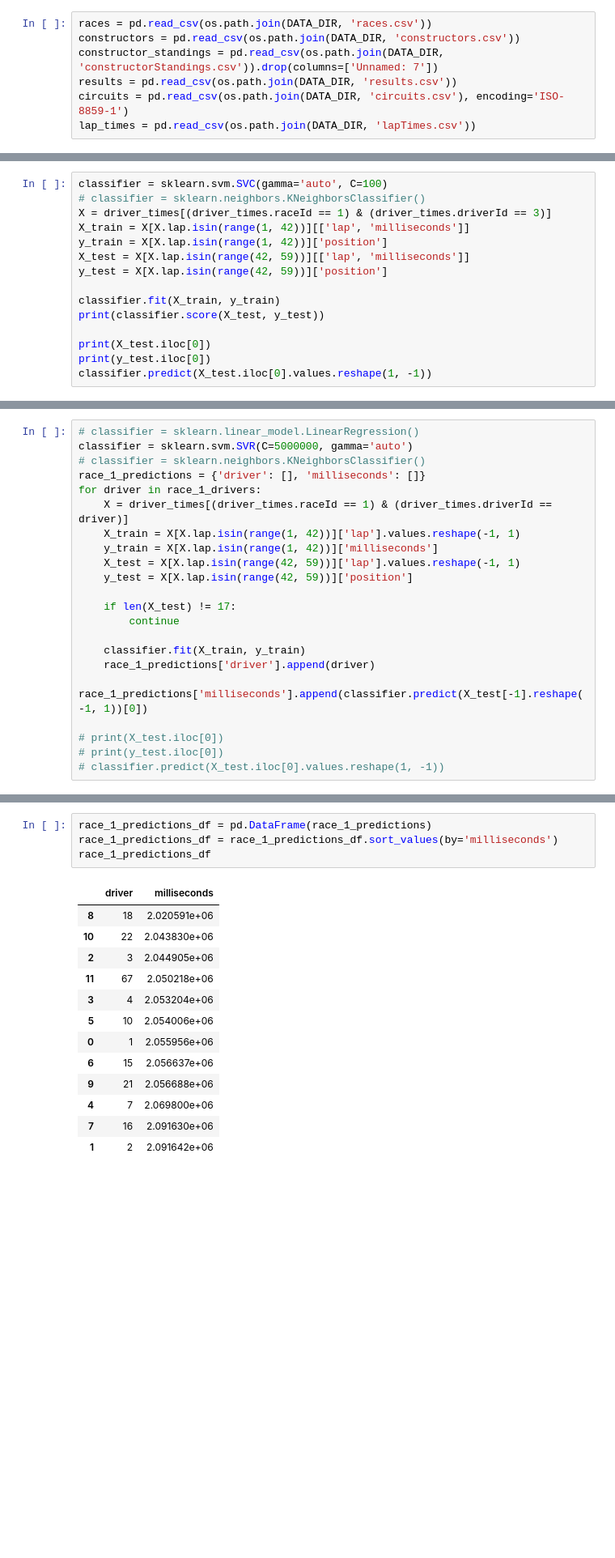
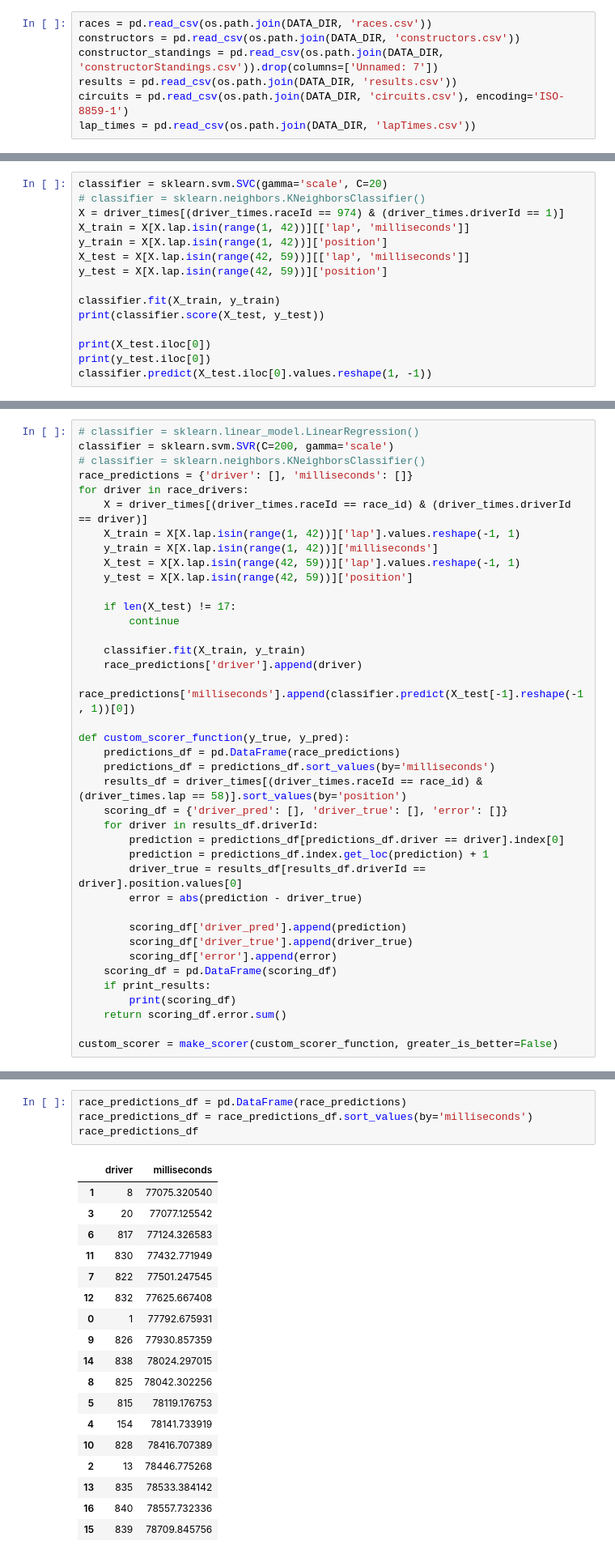
Before and after one commit to mnvsngv/cs696-bigdata, a Jupyter notebook: Project/Project.ipynb, the cells around one changed output, grey strips where cells are left out. Shown at 81% size. Saved outputs shown, nothing was run; the diff lists cells and outputs as text; blank space fills up the shorter version.

```diff
--- a/Project/Project.ipynb
+++ b/Project/Project.ipynb
@@ -38,7 +41,7 @@ driver_times = driver_times.reset_index()
 # %%
-classifier = sklearn.svm.SVC(gamma='auto', C=100)
+classifier = sklearn.svm.SVC(gamma='scale', C=20)
 # classifier = sklearn.neighbors.KNeighborsClassifier()
-X = driver_times[(driver_times.raceId == 1) & (driver_times.driverId == 3)]
+X = driver_times[(driver_times.raceId == 974) & (driver_times.driverId == 1)]
 X_train = X[X.lap.isin(range(1, 42))][['lap', 'milliseconds']]
 y_train = X[X.lap.isin(range(1, 42))]['position']
 X_test = X[X.lap.isin(range(42, 59))][['lap', 'milliseconds']]
@@ -68,10 +71,10 @@ sns.lineplot(data=classifier.predict(X_test))
 # %%
 # classifier = sklearn.linear_model.LinearRegression()
-classifier = sklearn.svm.SVR(C=5000000, gamma='auto')
+classifier = sklearn.svm.SVR(C=200, gamma='scale')
 # classifier = sklearn.neighbors.KNeighborsClassifier()
-race_1_predictions = {'driver': [], 'milliseconds': []}
-for driver in race_1_drivers:
-    X = driver_times[(driver_times.raceId == 1) & (driver_times.driverId == driver)]
+race_predictions = {'driver': [], 'milliseconds': []}
+for driver in race_drivers:
+    X = driver_times[(driver_times.raceId == race_id) & (driver_times.driverId == driver)]
     X_train = X[X.lap.isin(range(1, 42))]['lap'].values.reshape(-1, 1)
     y_train = X[X.lap.isin(range(1, 42))]['milliseconds']
     X_test = X[X.lap.isin(range(42, 59))]['lap'].values.reshape(-1, 1)
@@ -81,9 +84,26 @@ for driver in race_1_drivers:
         continue
 
     classifier.fit(X_train, y_train)
-    race_1_predictions['driver'].append(driver)
-    race_1_predictions['milliseconds'].append(classifier.predict(X_test[-1].reshape(-1, 1))[0])
+    race_predictions['driver'].append(driver)
+    race_predictions['milliseconds'].append(classifier.predict(X_test[-1].reshape(-1, 1))[0])
 
-# print(X_test.iloc[0])
-# print(y_test.iloc[0])
-# classifier.predict(X_test.iloc[0].values.reshape(1, -1))
+def custom_scorer_function(y_true, y_pred):
+    predictions_df = pd.DataFrame(race_predictions)
+    predictions_df = predictions_df.sort_values(by='milliseconds')
+    results_df = driver_times[(driver_times.raceId == race_id) & (driver_times.lap == 58)].sort_values(by='position')
+    scoring_df = {'driver_pred': [], 'driver_true': [], 'error': []}
+    for driver in results_df.driverId:
+        prediction = predictions_df[predictions_df.driver == driver].index[0]
+        prediction = predictions_df.index.get_loc(prediction) + 1
+        driver_true = results_df[results_df.driverId == driver].position.values[0]
+        error = abs(prediction - driver_true)
+
+        scoring_df['driver_pred'].append(prediction)
+        scoring_df['driver_true'].append(driver_true)
+        scoring_df['error'].append(error)
+    scoring_df = pd.DataFrame(scoring_df)
+    if print_results:
+        print(scoring_df)
+    return scoring_df.error.sum()
+
+custom_scorer = make_scorer(custom_scorer_function, greater_is_better=False)
@@ -90,19 +174,24 @@ for driver in race_1_drivers:
 # %%
-race_1_predictions_df = pd.DataFrame(race_1_predictions)
-race_1_predictions_df = race_1_predictions_df.sort_values(by='milliseconds')
-race_1_predictions_df
+race_predictions_df = pd.DataFrame(race_predictions)
+race_predictions_df = race_predictions_df.sort_values(by='milliseconds')
+race_predictions_df
 # %% [output]
 |  | driver | milliseconds |
-| 8 | 18 | 2.020591e+06 |
-| 10 | 22 | 2.043830e+06 |
-| 2 | 3 | 2.044905e+06 |
-| 11 | 67 | 2.050218e+06 |
-| 3 | 4 | 2.053204e+06 |
-| 5 | 10 | 2.054006e+06 |
-| 0 | 1 | 2.055956e+06 |
-| 6 | 15 | 2.056637e+06 |
-| 9 | 21 | 2.056688e+06 |
-| 4 | 7 | 2.069800e+06 |
-| 7 | 16 | 2.091630e+06 |
-| 1 | 2 | 2.091642e+06 |
+| 1 | 8 | 77075.320540 |
+| 3 | 20 | 77077.125542 |
+| 6 | 817 | 77124.326583 |
+| 11 | 830 | 77432.771949 |
+| 7 | 822 | 77501.247545 |
+| 12 | 832 | 77625.667408 |
+| 0 | 1 | 77792.675931 |
+| 9 | 826 | 77930.857359 |
+| 14 | 838 | 78024.297015 |
+| 8 | 825 | 78042.302256 |
+| 5 | 815 | 78119.176753 |
+| 4 | 154 | 78141.733919 |
+| 10 | 828 | 78416.707389 |
+| 2 | 13 | 78446.775268 |
+| 13 | 835 | 78533.384142 |
+| 16 | 840 | 78557.732336 |
+| 15 | 839 | 78709.845756 |
 # %%
```
Also changed, not shown: parts of 14 cells of this notebook.
